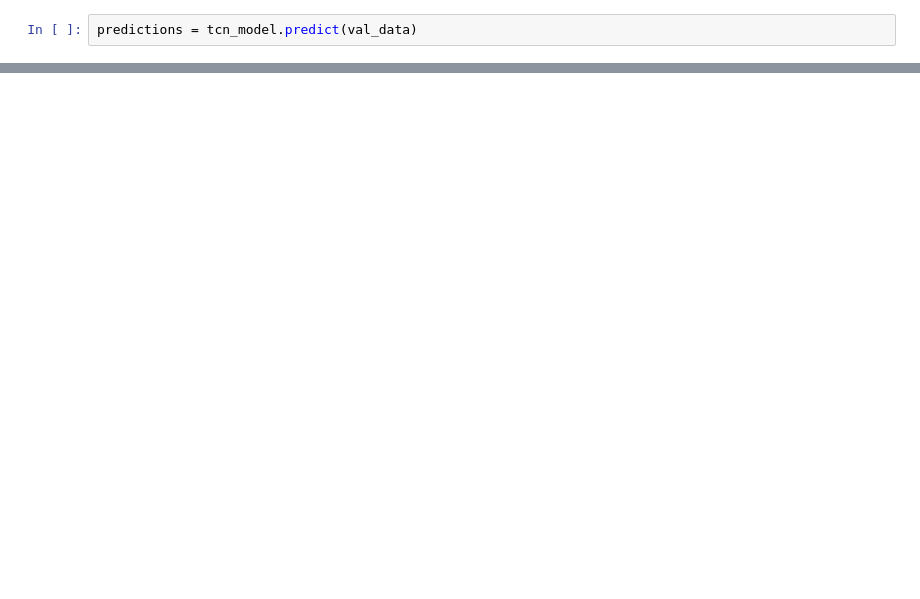
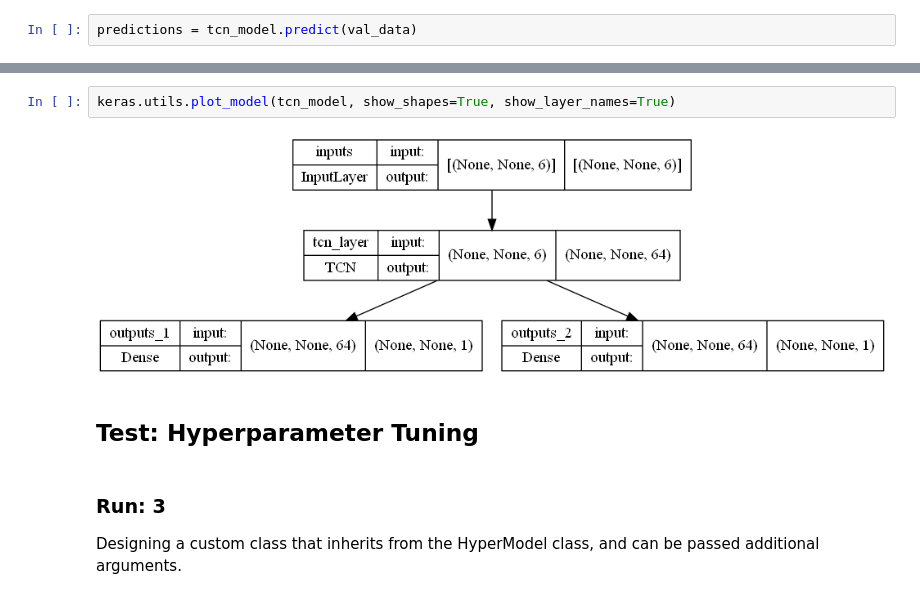
Before and after one commit to rmndrs89/my-gait-events-tcn, a Jupyter notebook: keepcontrol_example.ipynb, the cells around one changed output, grey strips where cells are left out. Saved outputs shown, nothing was run; the diff lists cells and outputs as text; blank space fills up the shorter version.

Commit message:
Initial runs with hyperparams tuning

```diff
--- a/keepcontrol_example.ipynb
+++ b/keepcontrol_example.ipynb
@@ -248,0 +171,9 @@ array([[9.9700350e-01, 2.4637191e-03, 5.3277245e-04],
+# %%
+keras.utils.plot_model(tcn_model, show_shapes=True, show_layer_names=True)
+# %% [output]
+[figure, added]
+# %% [markdown]
+## Test: Hyperparameter Tuning
+# %% [markdown]
+### Run: 3
+Designing a custom class that inherits from the HyperModel class, and can be passed additional arguments.
```
Also changed, not shown: parts of 40 cells of this notebook, 5 other files.
